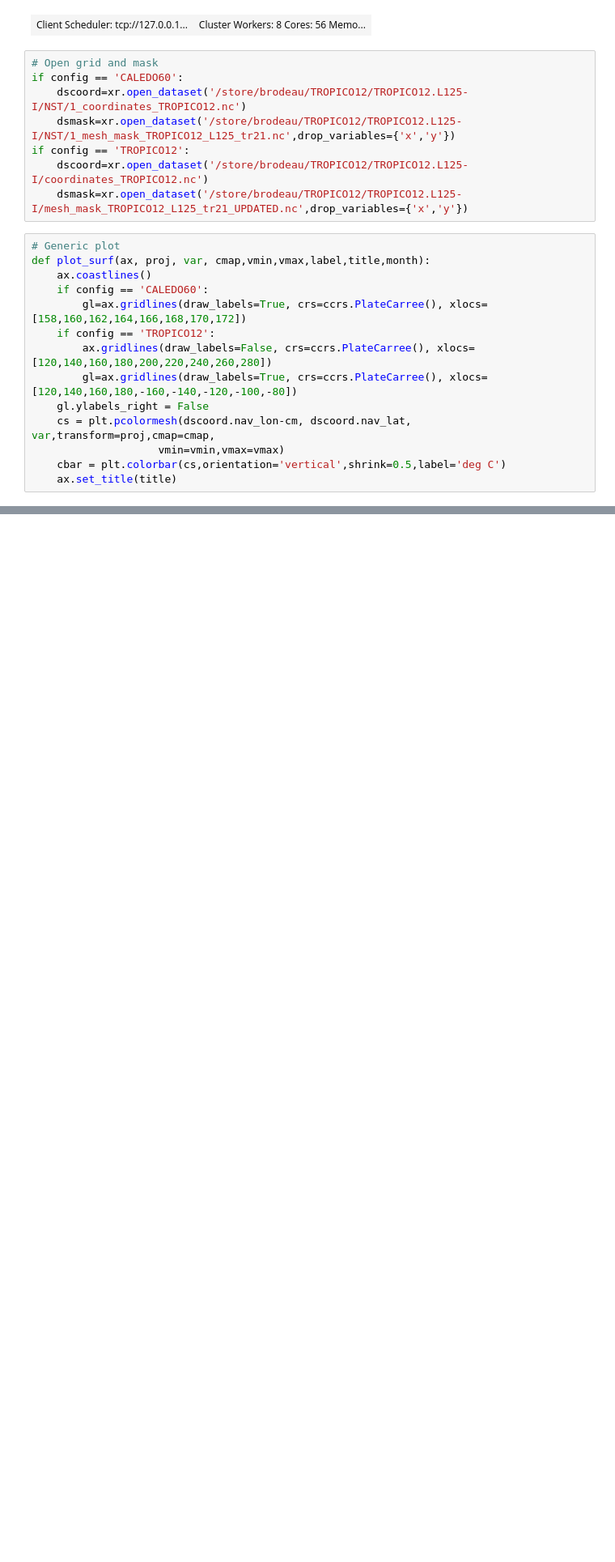
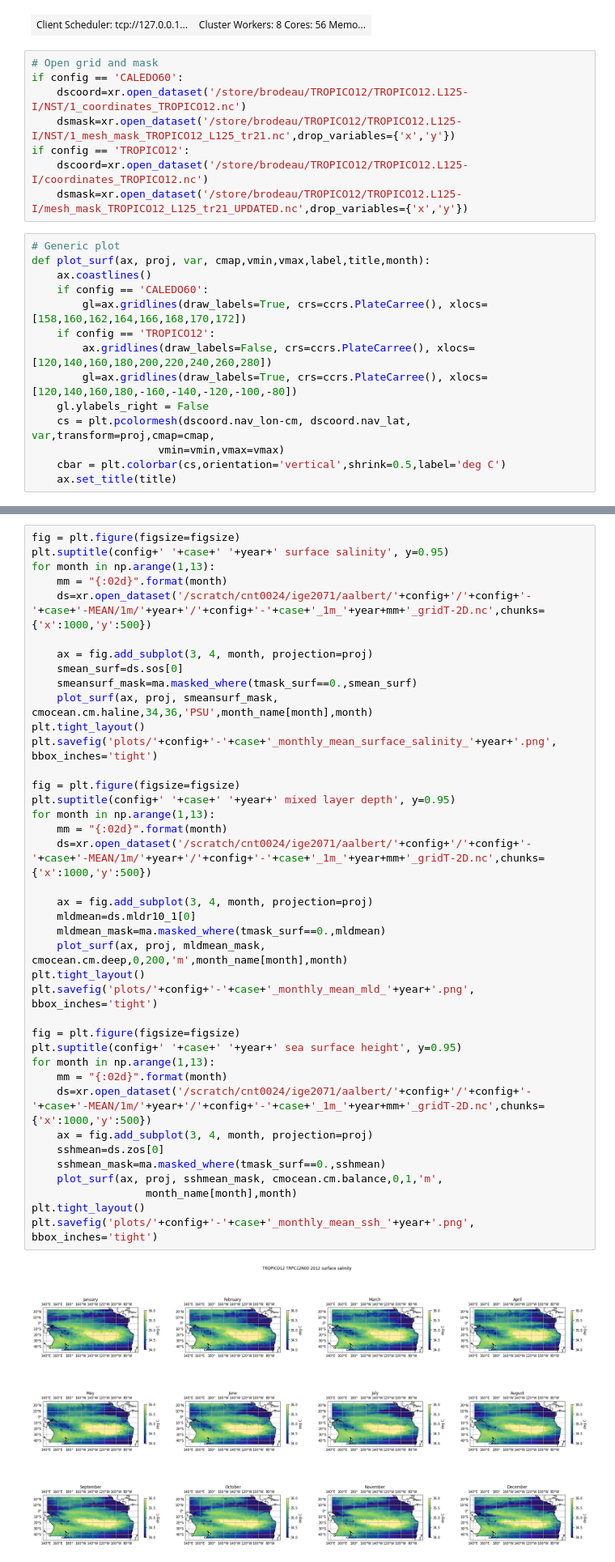
Before and after one commit to auraoupa/scripts-occigen-for-Arne, a Jupyter notebook: notebooks/visu/2021-03-17-AA-only-map-monthly-mean-surface-fields.ipynb, the cells around one changed output, grey strips where cells are left out. Shown at 81% size. Cells and saved outputs as stored; diff of their text form; blank space fills up the shorter version.

```diff
--- a/notebooks/visu/2021-03-17-AA-only-map-monthly-mean-surface-fields.ipynb
+++ b/notebooks/visu/2021-03-17-AA-only-map-monthly-mean-surface-fields.ipynb
@@ -125,0 +88,41 @@ plt.savefig('plots/'+config+'-'+case+'_monthly_mean_ssh_'+year+'.png', bbox_inch
+# %%
+fig = plt.figure(figsize=figsize)
+plt.suptitle(config+' '+case+' '+year+' surface salinity', y=0.95)
+for month in np.arange(1,13):
+    mm = "{:02d}".format(month)
+    ds=xr.open_dataset('/scratch/cnt0024/ige2071/aalbert/'+config+'/'+config+'-'+case+'-MEAN/1m/'+year+'/'+config+'-'+case+'_1m_'+year+mm+'_gridT-2D.nc',chunks={'x':1000,'y':500})
+
+    ax = fig.add_subplot(3, 4, month, projection=proj)
+    smean_surf=ds.sos[0]
+    smeansurf_mask=ma.masked_where(tmask_surf==0.,smean_surf)
+    plot_surf(ax, proj, smeansurf_mask, cmocean.cm.haline,34,36,'PSU',month_name[month],month)
+plt.tight_layout()
+plt.savefig('plots/'+config+'-'+case+'_monthly_mean_surface_salinity_'+year+'.png', bbox_inches='tight')
+
+fig = plt.figure(figsize=figsize)
+plt.suptitle(config+' '+case+' '+year+' mixed layer depth', y=0.95)
+for month in np.arange(1,13):
+    mm = "{:02d}".format(month)
+    ds=xr.open_dataset('/scratch/cnt0024/ige2071/aalbert/'+config+'/'+config+'-'+case+'-MEAN/1m/'+year+'/'+config+'-'+case+'_1m_'+year+mm+'_gridT-2D.nc',chunks={'x':1000,'y':500})
+
+    ax = fig.add_subplot(3, 4, month, projection=proj)
+    mldmean=ds.mldr10_1[0]
+    mldmean_mask=ma.masked_where(tmask_surf==0.,mldmean)
+    plot_surf(ax, proj, mldmean_mask, cmocean.cm.deep,0,200,'m',month_name[month],month)
+plt.tight_layout()
+plt.savefig('plots/'+config+'-'+case+'_monthly_mean_mld_'+year+'.png', bbox_inches='tight')
+
+fig = plt.figure(figsize=figsize)
+plt.suptitle(config+' '+case+' '+year+' sea surface height', y=0.95)
+for month in np.arange(1,13):
+    mm = "{:02d}".format(month)
+    ds=xr.open_dataset('/scratch/cnt0024/ige2071/aalbert/'+config+'/'+config+'-'+case+'-MEAN/1m/'+year+'/'+config+'-'+case+'_1m_'+year+mm+'_gridT-2D.nc',chunks={'x':1000,'y':500})
+    ax = fig.add_subplot(3, 4, month, projection=proj)
+    sshmean=ds.zos[0]
+    sshmean_mask=ma.masked_where(tmask_surf==0.,sshmean)
+    plot_surf(ax, proj, sshmean_mask, cmocean.cm.balance,0,1,'m',
+                  month_name[month],month)
+plt.tight_layout()
+plt.savefig('plots/'+config+'-'+case+'_monthly_mean_ssh_'+year+'.png', bbox_inches='tight')
+# %% [output]
+[figure, added]
```
Also changed, not shown: parts of 3 cells of this notebook, 13 other files.
